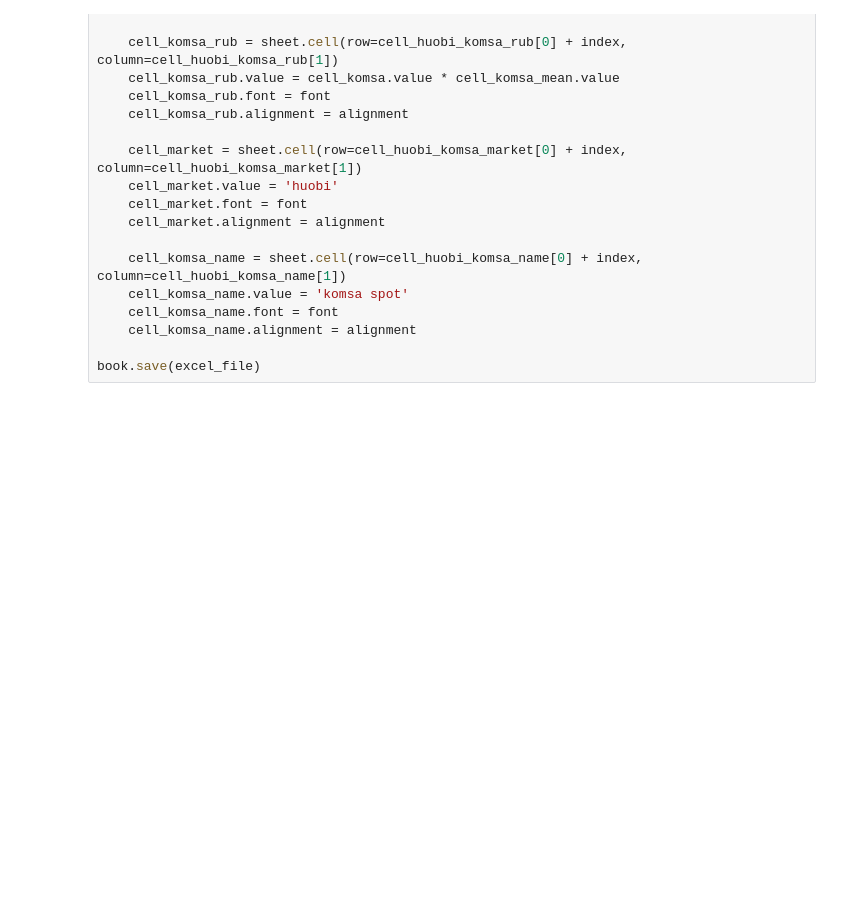
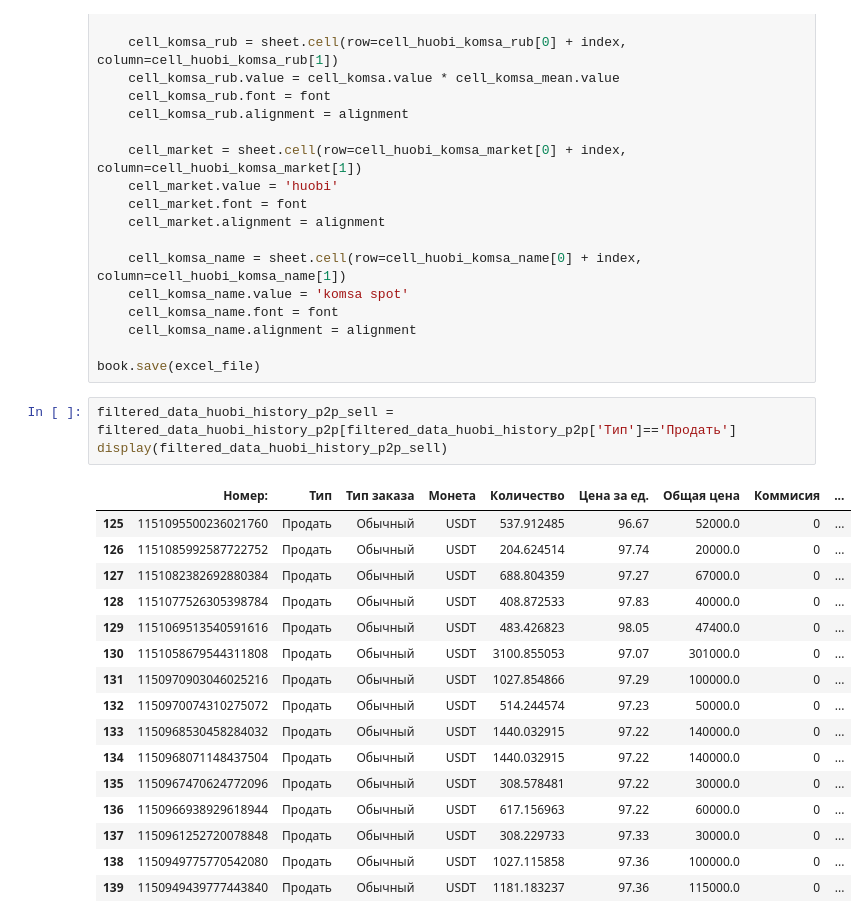
Before and after one commit to 0xN1ck/Accounting, a Jupyter notebook: jupyter-notebooks/huobi.ipynb, the cells around one changed output. Cells and saved outputs as stored; diff of their text form; blank space fills up the shorter version.

```diff
--- a/jupyter-notebooks/huobi.ipynb
+++ b/jupyter-notebooks/huobi.ipynb
@@ -270,3 +270,23 @@ for index, value in enumerate(huobi_spot_mean_sum.index):
     cell_komsa_name.alignment = alignment
 
 book.save(excel_file)
+# %%
+filtered_data_huobi_history_p2p_sell = filtered_data_huobi_history_p2p[filtered_data_huobi_history_p2p['Тип']=='Продать']
+display(filtered_data_huobi_history_p2p_sell)
+# %% [output]
+|  | Номер: | Тип | Тип заказа | Монета | Количество | Цена за ед. | Общая цена | Коммисия | ... |
+| 125 | 1151095500236021760 | Продать | Обычный | USDT | 537.912485 | 96.67 | 52000.0 | 0 | ... |
+| 126 | 1151085992587722752 | Продать | Обычный | USDT | 204.624514 | 97.74 | 20000.0 | 0 | ... |
+| 127 | 1151082382692880384 | Продать | Обычный | USDT | 688.804359 | 97.27 | 67000.0 | 0 | ... |
+| 128 | 1151077526305398784 | Продать | Обычный | USDT | 408.872533 | 97.83 | 40000.0 | 0 | ... |
+| 129 | 1151069513540591616 | Продать | Обычный | USDT | 483.426823 | 98.05 | 47400.0 | 0 | ... |
+| 130 | 1151058679544311808 | Продать | Обычный | USDT | 3100.855053 | 97.07 | 301000.0 | 0 | ... |
+| 131 | 1150970903046025216 | Продать | Обычный | USDT | 1027.854866 | 97.29 | 100000.0 | 0 | ... |
+| 132 | 1150970074310275072 | Продать | Обычный | USDT | 514.244574 | 97.23 | 50000.0 | 0 | ... |
+| 133 | 1150968530458284032 | Продать | Обычный | USDT | 1440.032915 | 97.22 | 140000.0 | 0 | ... |
+| 134 | 1150968071148437504 | Продать | Обычный | USDT | 1440.032915 | 97.22 | 140000.0 | 0 | ... |
+| 135 | 1150967470624772096 | Продать | Обычный | USDT | 308.578481 | 97.22 | 30000.0 | 0 | ... |
+| 136 | 1150966938929618944 | Продать | Обычный | USDT | 617.156963 | 97.22 | 60000.0 | 0 | ... |
+| 137 | 1150961252720078848 | Продать | Обычный | USDT | 308.229733 | 97.33 | 30000.0 | 0 | ... |
+| 138 | 1150949775770542080 | Продать | Обычный | USDT | 1027.115858 | 97.36 | 100000.0 | 0 | ... |
+| 139 | 1150949439777443840 | Продать | Обычный | USDT | 1181.183237 | 97.36 | 115000.0 | 0 | ... |
```
Also changed, not shown: parts of 1 cell of this notebook, 8 other files.
